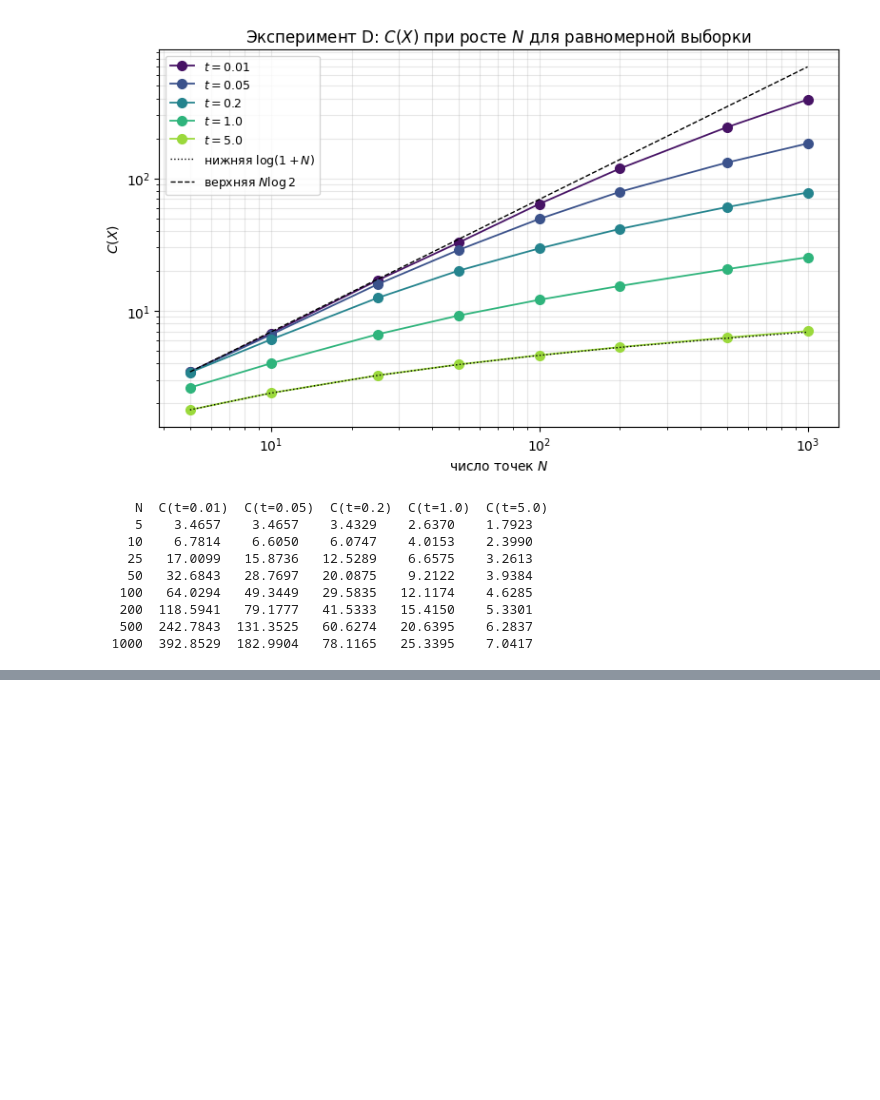
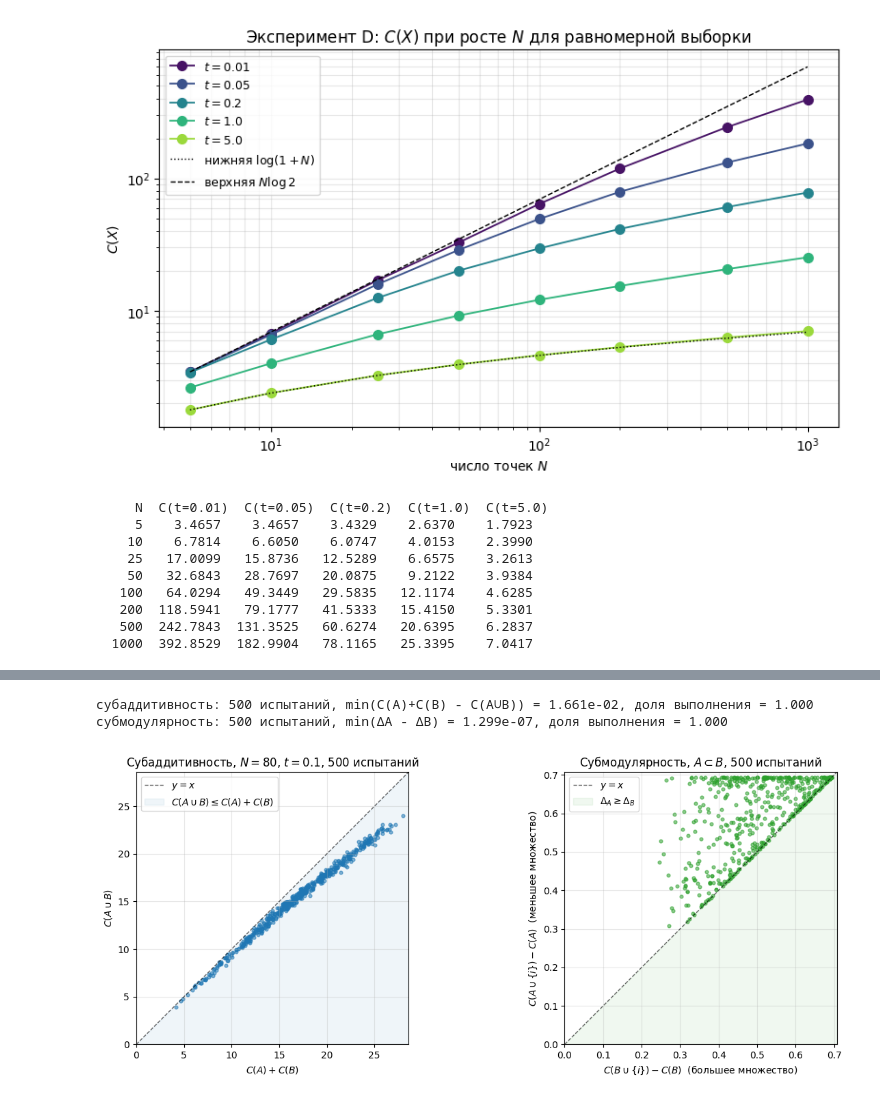
Before and after one commit to intsystems/2026-Project-211, a Jupyter notebook: code/experiments/exp1.ipynb, the cells around one changed output, grey strips where cells are left out. Cells and saved outputs as stored; diff of their text form; code cells hidden in the pictures; blank space fills up the shorter version.

```diff
--- a/code/experiments/exp1.ipynb
+++ b/code/experiments/exp1.ipynb
@@ -427,3 +429,82 @@ for i, N in enumerate(N_grid):
+# %%
+rng_sm = np.random.default_rng(2026)
+N_test = 80
+X_test = sample_sphere_uniform(N_test, rng_sm)
+t_test = 0.1
+
+
+def C_on(idx):
+    if len(idx) == 0:
+        return 0.0
+    K = heat_kernel_S2(X_test[idx], X_test[idx], t_test)
+    K = K / K[0, 0]
+    K = 0.5 * (K + K.T)
+    return float(np.linalg.slogdet(np.eye(len(K)) + K)[1])
+
+
+n_trials = 500
+
+sub_data = []
+for _ in range(n_trials):
+    perm = rng_sm.permutation(N_test)
+    nA = int(rng_sm.integers(3, 25)); nB = int(rng_sm.integers(3, 25))
+    A = perm[:nA]; B = perm[nA:nA + nB]
+    cA = C_on(A); cB = C_on(B)
+    cAB = C_on(np.concatenate([A, B]))
+    sub_data.append((cA + cB, cAB))
+sub_data = np.array(sub_data)
+
+sm_data = []
+for _ in range(n_trials):
+    perm = rng_sm.permutation(N_test)
+    nA = int(rng_sm.integers(2, 15))
+    nB = min(int(nA + rng_sm.integers(3, 20)), N_test - 2)
+    A = perm[:nA]; B = perm[:nB]; pool = perm[nB:]
+    i = pool[rng_sm.integers(0, len(pool))]
+    dA = C_on(np.concatenate([A, [i]])) - C_on(A)
+    dB = C_on(np.concatenate([B, [i]])) - C_on(B)
+    sm_data.append((dB, dA))
+sm_data = np.array(sm_data)
+
+sub_gap = sub_data[:, 0] - sub_data[:, 1]
+sm_gap = sm_data[:, 1] - sm_data[:, 0]
+print(f'субаддитивность: {n_trials} испытаний, '
+      f'min(C(A)+C(B) - C(A\u222aB)) = {sub_gap.min():.3e}, '
+      f'доля выполнения = {(sub_gap >= -1e-9).mean():.3f}')
+print(f'субмодулярность: {n_trials} испытаний, '
+      f'min(\u0394A - \u0394B) = {sm_gap.min():.3e}, '
+      f'доля выполнения = {(sm_gap >= -1e-9).mean():.3f}')
+
+fig, axp = plt.subplots(1, 2, figsize=(13, 5))
+
+ax = axp[0]
+ax.scatter(sub_data[:, 0], sub_data[:, 1], s=12, alpha=0.55, c='C0')
+lo = float(min(sub_data.min(), 0)); hi = float(sub_data.max() * 1.02)
+ax.plot([lo, hi], [lo, hi], 'k--', lw=1.0, alpha=0.6, label=r'$y = x$')
+ax.fill_between([lo, hi], [lo, lo], [lo, hi], color='C0', alpha=0.07,
+                label=r'$C(A\cup B) \leq C(A)+C(B)$')
+ax.set_xlim(lo, hi); ax.set_ylim(lo, hi); ax.set_aspect('equal')
+ax.set_xlabel(r'$C(A) + C(B)$'); ax.set_ylabel(r'$C(A \cup B)$')
+ax.set_title(fr'Субаддитивность, $N={N_test}$, $t={t_test}$, {n_trials} испытаний')
+ax.legend(loc='upper left'); ax.grid(True, alpha=0.3)
+
+ax = axp[1]
+ax.scatter(sm_data[:, 0], sm_data[:, 1], s=12, alpha=0.55, c='C2')
+lo = float(min(sm_data.min(), 0)); hi = float(sm_data.max() * 1.02)
+ax.plot([lo, hi], [lo, hi], 'k--', lw=1.0, alpha=0.6, label=r'$y = x$')
+ax.fill_between([lo, hi], [lo, lo], [lo, hi], color='C2', alpha=0.07,
+                label=r'$\Delta_A \geq \Delta_B$')
+ax.set_xlim(lo, hi); ax.set_ylim(lo, hi); ax.set_aspect('equal')
+ax.set_xlabel(r'$C(B\cup\{i\}) - C(B)$  (большее множество)')
+ax.set_ylabel(r'$C(A\cup\{i\}) - C(A)$  (меньшее множество)')
+ax.set_title(fr'Субмодулярность, $A\subset B$, {n_trials} испытаний')
+ax.legend(loc='upper left'); ax.grid(True, alpha=0.3)
+
+plt.tight_layout(); plt.show()
+# %% [output]
+субаддитивность: 500 испытаний, min(C(A)+C(B) - C(A∪B)) = 1.661e-02, доля выполнения = 1.000
+субмодулярность: 500 испытаний, min(ΔA - ΔB) = 1.299e-07, доля выполнения = 1.000
+[figure, added]
 # %% [markdown]
 ## Резюме эксперимента 1
 
```
Also changed, not shown: parts of 4 cells of this notebook, 1 other file.
